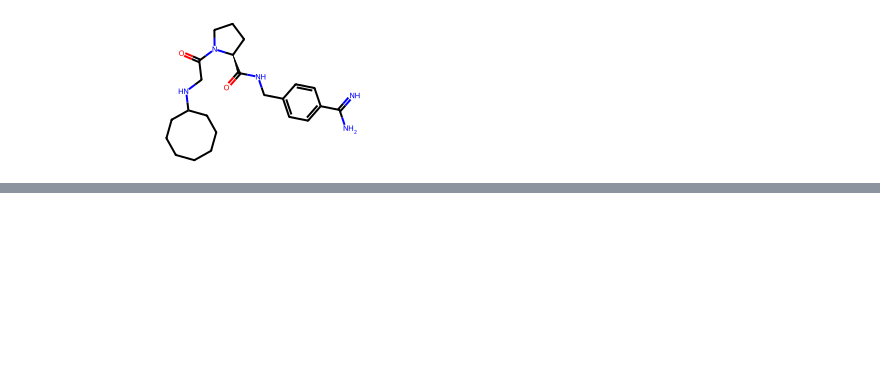
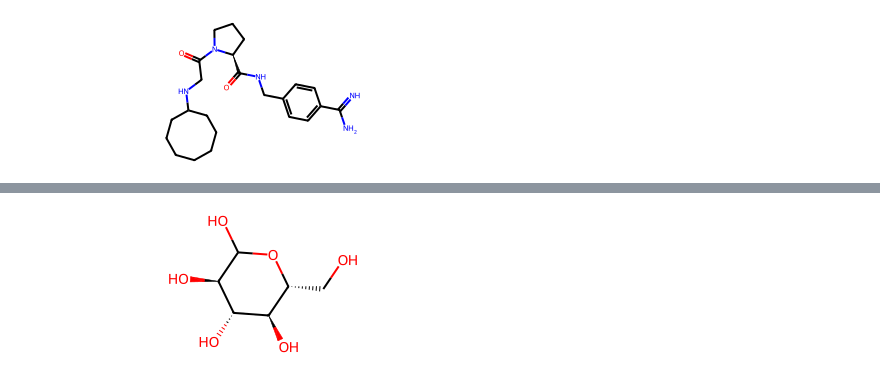
Before and after one commit to MolSSI-Education/python-scripting-biochemistry, a Jupyter notebook: biochemist-python/chapters/Modifying_Ligands_with_rdkit.ipynb, the cells around one changed output, grey strips where cells are left out. Saved outputs shown, nothing was run; the diff lists cells and outputs as text; code cells hidden in the pictures; blank space fills up the shorter version.

```diff
--- a/biochemist-python/chapters/Modifying_Ligands_with_rdkit.ipynb
+++ b/biochemist-python/chapters/Modifying_Ligands_with_rdkit.ipynb
@@ -314,0 +377,4 @@ print(Chem.MolToMolBlock(ligands_H[3]), file = open('ligand13Uipr-3D.sdf', 'w+')
+# %%
+m
+# %% [output]
+[figure, added]
```
Also changed, not shown: parts of 16 cells of this notebook.
